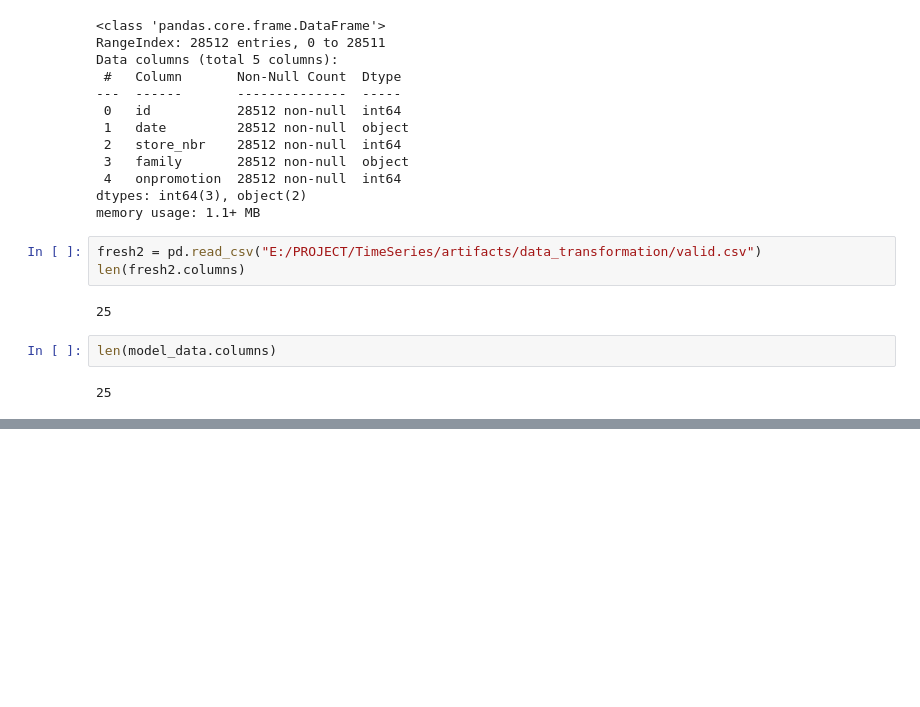
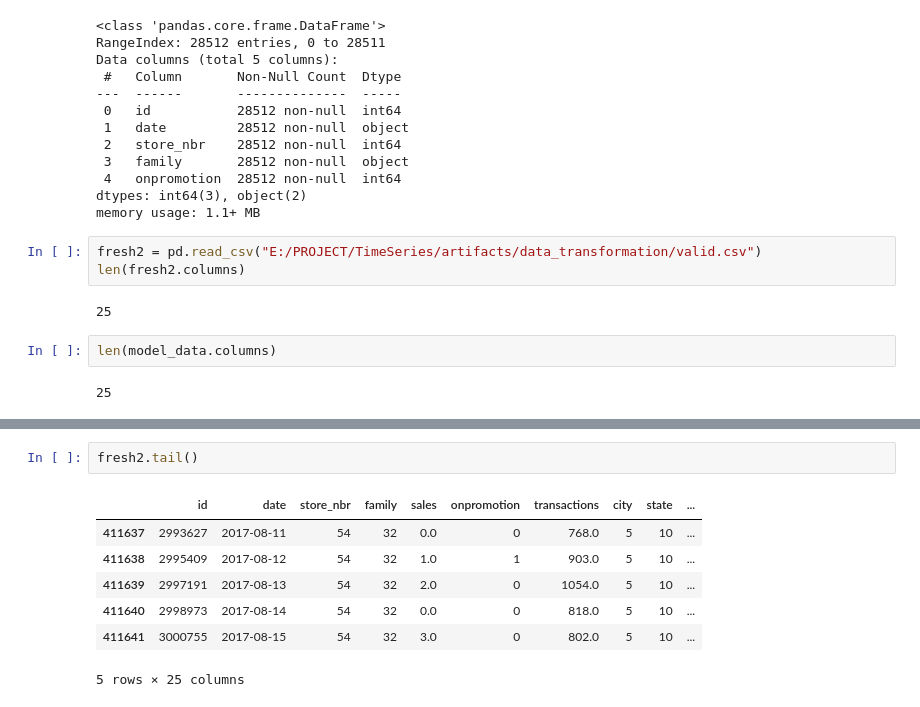
Before and after one commit to Hemachander002/Retail-Sales-Forecasting-Analytics-Platform, a Jupyter notebook: research/research.ipynb, the cells around one changed output, grey strips where cells are left out. Cells and saved outputs as stored; diff of their text form; blank space fills up the shorter version.

```diff
--- a/research/research.ipynb
+++ b/research/research.ipynb
@@ -1119,0 +1169,10 @@ len(model_data.columns)
+# %%
+fresh2.tail()
+# %% [output]
+|  | id | date | store_nbr | family | sales | onpromotion | transactions | city | state | ... |
+| 411637 | 2993627 | 2017-08-11 | 54 | 32 | 0.0 | 0 | 768.0 | 5 | 10 | ... |
+| 411638 | 2995409 | 2017-08-12 | 54 | 32 | 1.0 | 1 | 903.0 | 5 | 10 | ... |
+| 411639 | 2997191 | 2017-08-13 | 54 | 32 | 2.0 | 0 | 1054.0 | 5 | 10 | ... |
+| 411640 | 2998973 | 2017-08-14 | 54 | 32 | 0.0 | 0 | 818.0 | 5 | 10 | ... |
+| 411641 | 3000755 | 2017-08-15 | 54 | 32 | 3.0 | 0 | 802.0 | 5 | 10 | ... |
+5 rows × 25 columns
```
Also changed, not shown: parts of 11 cells of this notebook, 7 other files.
